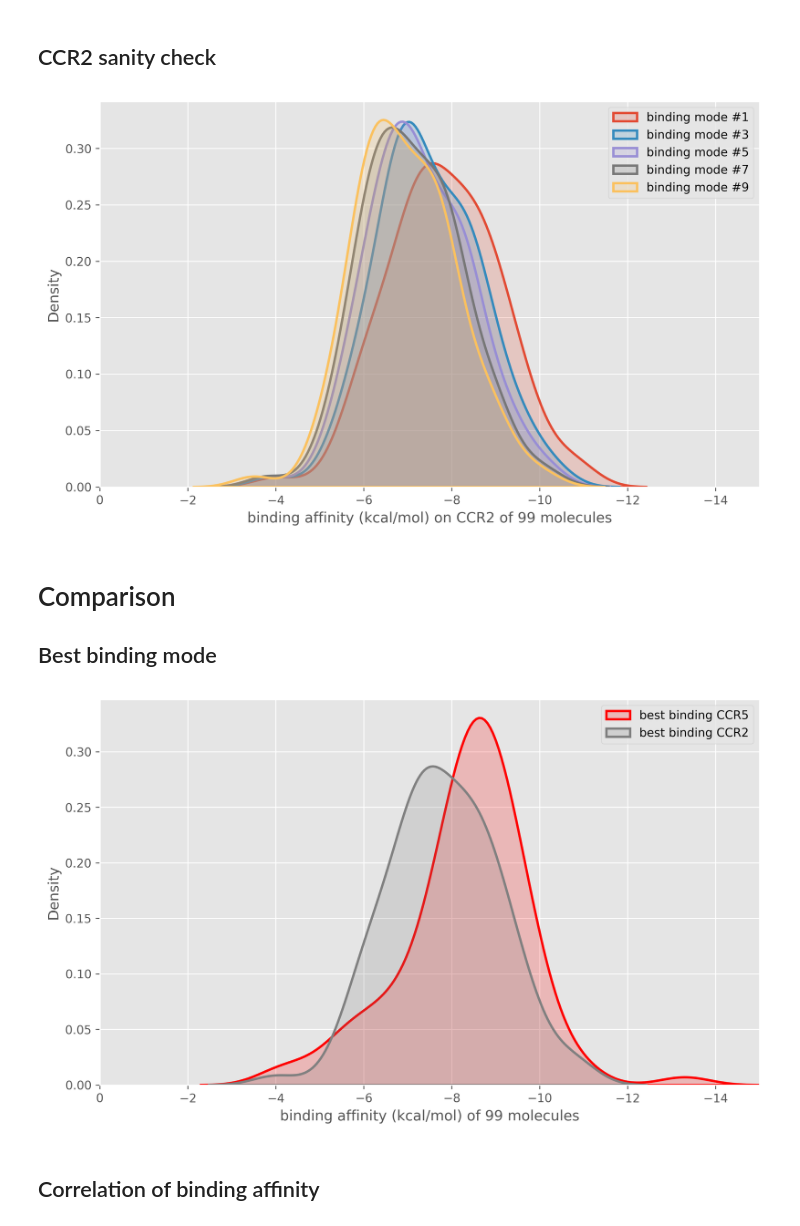
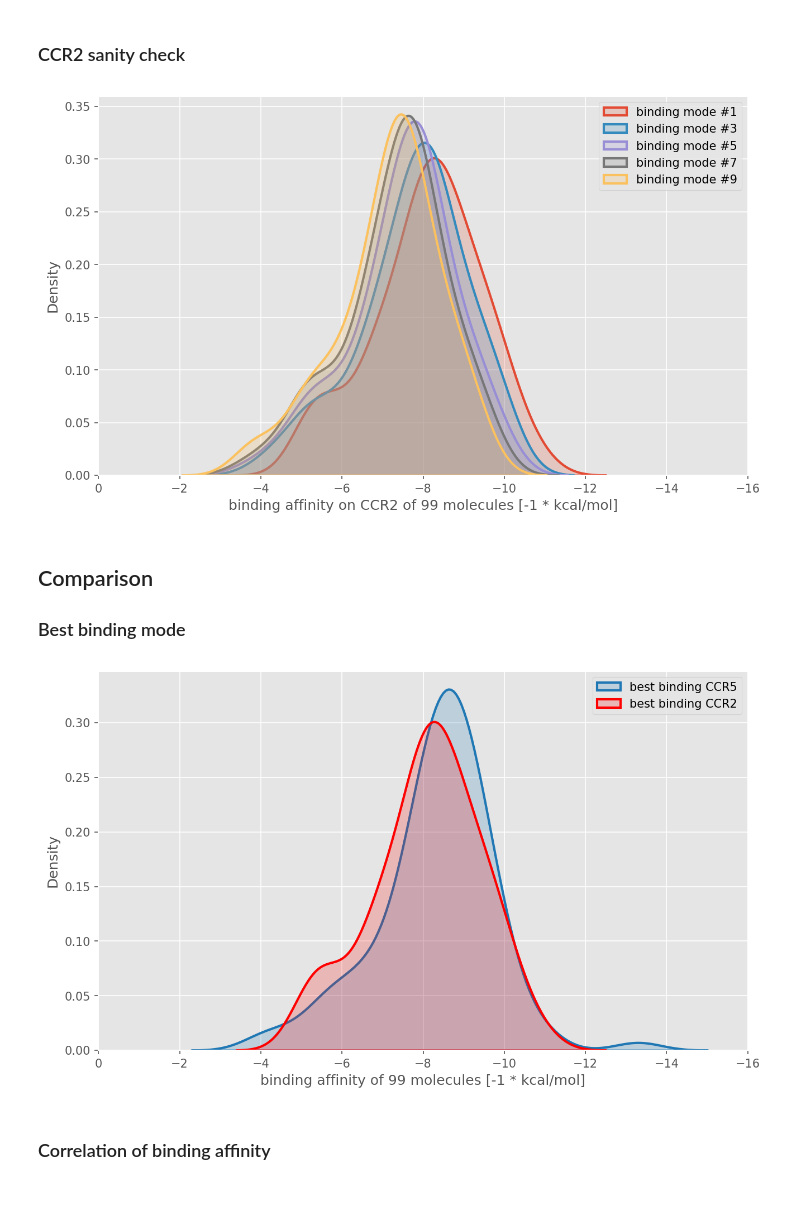
Before and after one commit to Munchic/tinymolecule, a Jupyter notebook: analysis/off_target.ipynb, the cells around one changed output. Saved outputs shown, nothing was run; the diff lists cells and outputs as text; code cells hidden in the pictures; blank space fills up the shorter version.

```diff
--- a/analysis/off_target.ipynb
+++ b/analysis/off_target.ipynb
@@ -17,7 +20,7 @@ from tinymolecule.utils.docking import generate_logs_table
 BASE_DIR = Path("../data/pdb_out")
 
 logs_ccr5 = generate_logs_table(BASE_DIR / "valid_sample_1e5" / "logs")
-logs_ccr2 = generate_logs_table(BASE_DIR / "valid_sample_1e5_ccr2" / "logs")
+logs_ccr2 = pd.read_csv("/Users/Munchic/Developer/Capstone/tinymolecule/data/pdb_out/valid_sample_1e5_ccr2/logs/summary.csv")
 
 total_molecules = len(logs_ccr5)
 logs_ccr5.head()  # preview
@@ -50,7 +53,7 @@ plt.show()
 # %% [markdown]
-## CCR2 sanity check
+### CCR2 sanity check
 # %%
-plt.figure(figsize=(10, 6), dpi=330)
+plt.figure(figsize=(10, 6), dpi=150)
 
 sns.kdeplot(data=logs_ccr2["affin_kcal_mol-1_1"], linewidth=2, label="binding mode #1", fill=True, alpha=.2)
 sns.kdeplot(data=logs_ccr2["affin_kcal_mol-1_3"], linewidth=2, label="binding mode #3", fill=True, alpha=.2)
@@ -58,26 +61,26 @@ sns.kdeplot(data=logs_ccr2["affin_kcal_mol-1_5"], linewidth=2, label="binding mo
 sns.kdeplot(data=logs_ccr2["affin_kcal_mol-1_7"], linewidth=2, label="binding mode #7", fill=True, alpha=.2)
 sns.kdeplot(data=logs_ccr2["affin_kcal_mol-1_9"], linewidth=2, label="binding mode #9", fill=True, alpha=.2)
 
-plt.xlim(0, -15)
-plt.xlabel(f"binding affinity (kcal/mol) on CCR2 of {total_molecules} molecules")
+plt.xlim(0, -16)
+plt.xlabel(f"binding affinity on CCR2 of {total_molecules} molecules [-1 * kcal/mol]")
 plt.legend()
 plt.show()
 # %% [output]
-[figure, old version]
+[figure, new version]
 # %% [markdown]
-# Comparison
-## Best binding mode
+## Comparison
+### Best binding mode
 # %%
-plt.figure(figsize=(10, 6), dpi=330)
+plt.figure(figsize=(10, 6), dpi=150)
 
-sns.kdeplot(data=logs_ccr5["affin_kcal_mol-1_1"], linewidth=2, label="best binding CCR5", fill=True, alpha=.2, color="red")
-sns.kdeplot(data=logs_ccr2["affin_kcal_mol-1_1"], linewidth=2, label="best binding CCR2", fill=True, alpha=.2, color="grey")
+sns.kdeplot(data=logs_ccr5["affin_kcal_mol-1_1"], linewidth=2, label="best binding CCR5", fill=True, alpha=.2, color="#1f77b4")
+sns.kdeplot(data=logs_ccr2["affin_kcal_mol-1_1"], linewidth=2, label="best binding CCR2", fill=True, alpha=.2, color="red")
 
-plt.xlim(0, -15)
-plt.xlabel(f"binding affinity (kcal/mol) of {total_molecules} molecules")
+plt.xlim(0, -16)
+plt.xlabel(f"binding affinity of {total_molecules} molecules [-1 * kcal/mol]")
 plt.legend()
 plt.show()
 # %% [output]
-[figure, old version]
+[figure, new version]
 # %% [markdown]
-## Correlation of binding affinity
+### Correlation of binding affinity
```
Also changed, not shown: parts of 9 cells of this notebook, 5 other files.
